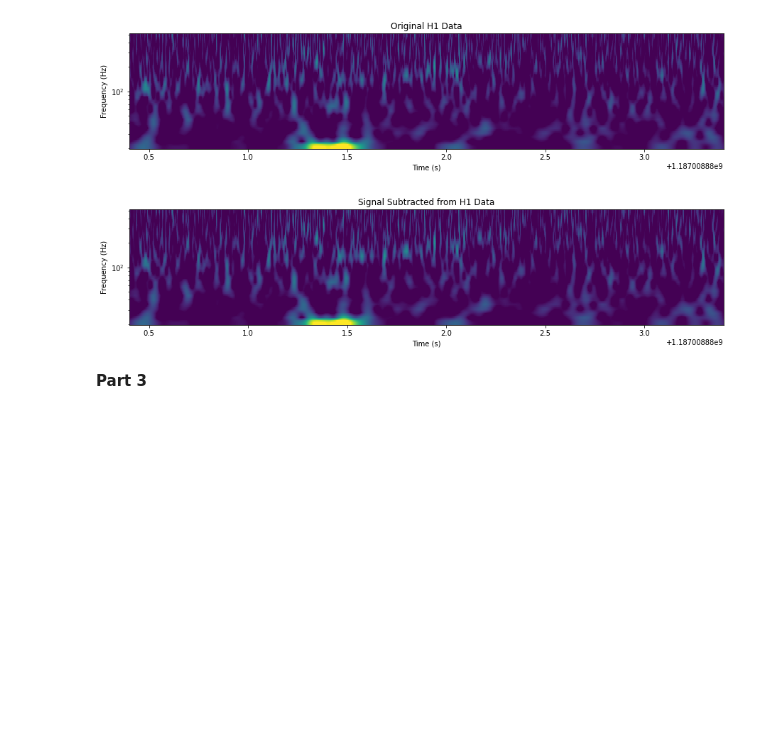
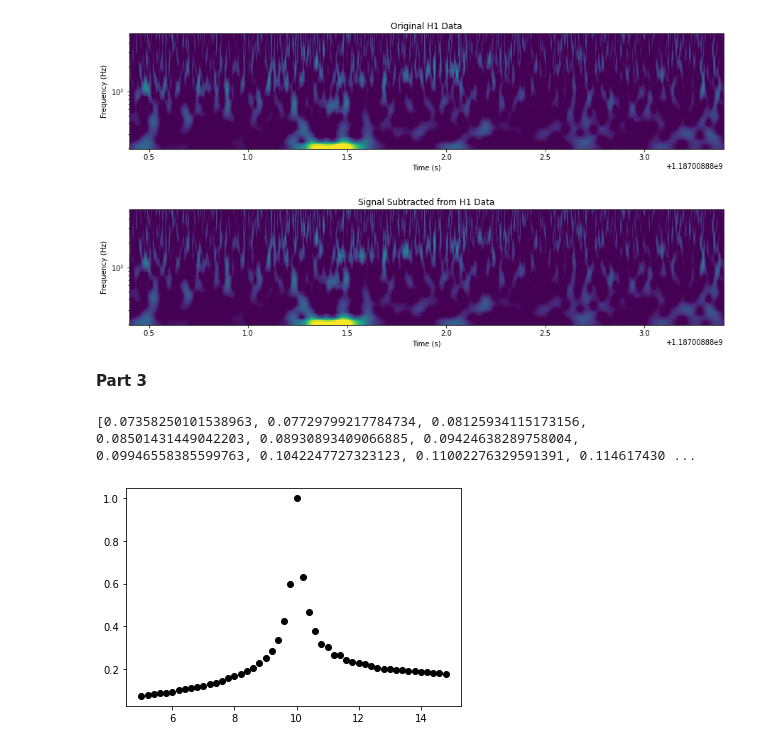
Before and after one commit to margheritawar/PRA3024, a Jupyter notebook: LoadDataFilesGWDA.ipynb, the cells around one changed output. Saved outputs shown, nothing was run; the diff lists cells and outputs as text; code cells hidden in the pictures; blank space fills up the shorter version.

```diff
--- a/LoadDataFilesGWDA.ipynb
+++ b/LoadDataFilesGWDA.ipynb
@@ -287,0 +290,8 @@ for sp in sp_all:
+# %%
+print(ms)
+# %% [output]
+[0.07358250101538963, 0.07729799217784734, 0.08125934115173156, 0.08501431449042203, 0.08930893409066885, 0.09424638289758004, 0.09946558385599763, 0.1042247727323123, 0.11002276329591391, 0.114617430 ...
+# %%
+pylab.plot(masses,ms,'o',color='black');
+# %% [output]
+[figure, added]
```
Also changed, not shown: parts of 1 cell of this notebook.
